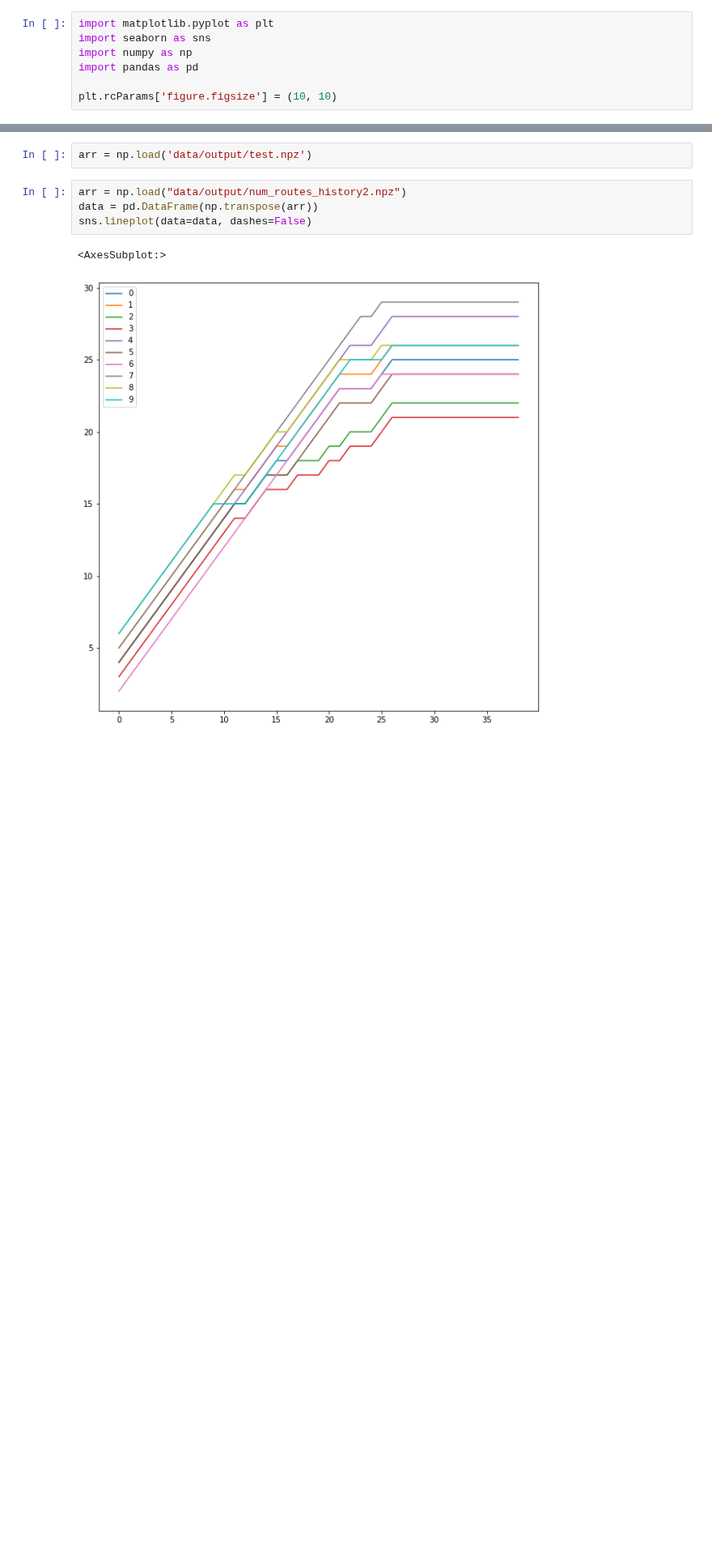
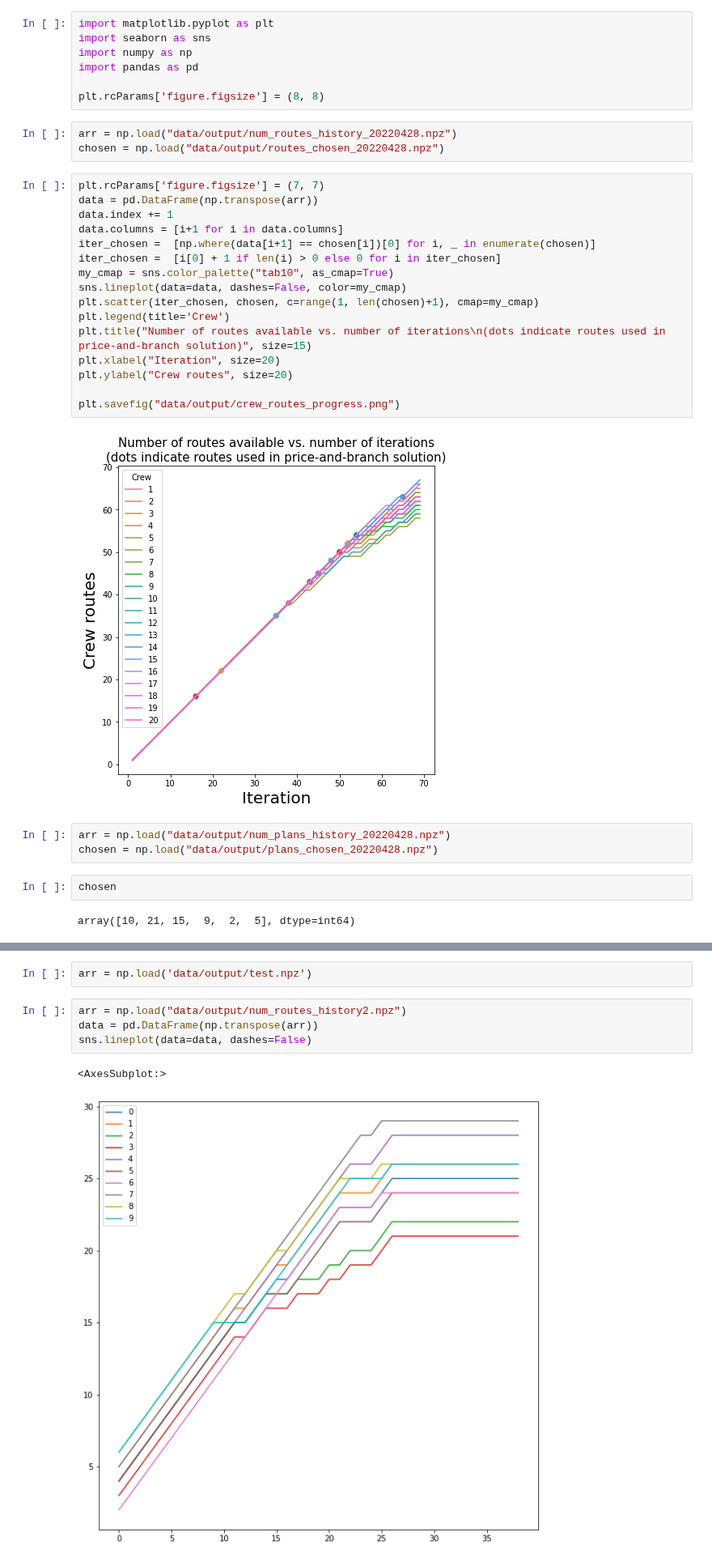
Before and after one commit to leobix/wildfire-suppression, a Jupyter notebook: Plots.ipynb, the cells around one changed output, grey strips where cells are left out. Shown at 81% size. Drawn from its saved outputs; the diff is of its cells as text; blank space fills up the shorter version.

```diff
--- a/Plots.ipynb
+++ b/Plots.ipynb
@@ -4,4 +4,32 @@ import seaborn as sns
 import numpy as np
 import pandas as pd
 
-plt.rcParams['figure.figsize'] = (10, 10)
+plt.rcParams['figure.figsize'] = (8, 8)
+# %%
+arr = np.load("data/output/num_routes_history_20220428.npz")
+chosen = np.load("data/output/routes_chosen_20220428.npz")
+# %%
+plt.rcParams['figure.figsize'] = (7, 7)
+data = pd.DataFrame(np.transpose(arr))
+data.index += 1
+data.columns = [i+1 for i in data.columns]
+iter_chosen =  [np.where(data[i+1] == chosen[i])[0] for i, _ in enumerate(chosen)]
+iter_chosen =  [i[0] + 1 if len(i) > 0 else 0 for i in iter_chosen]
+my_cmap = sns.color_palette("tab10", as_cmap=True)
+sns.lineplot(data=data, dashes=False, color=my_cmap)
+plt.scatter(iter_chosen, chosen, c=range(1, len(chosen)+1), cmap=my_cmap)
+plt.legend(title='Crew')
+plt.title("Number of routes available vs. number of iterations\n(dots indicate routes used in price-and-branch solution)", size=15)
+plt.xlabel("Iteration", size=20)
+plt.ylabel("Crew routes", size=20)
+
+plt.savefig("data/output/crew_routes_progress.png")
+# %% [output]
+[figure, added]
+# %%
+arr = np.load("data/output/num_plans_history_20220428.npz")
+chosen = np.load("data/output/plans_chosen_20220428.npz")
+# %%
+chosen
+# %% [output]
+array([10, 21, 15,  9,  2,  5], dtype=int64)
```
Also changed, not shown: parts of 7 cells of this notebook, 23 other files.
